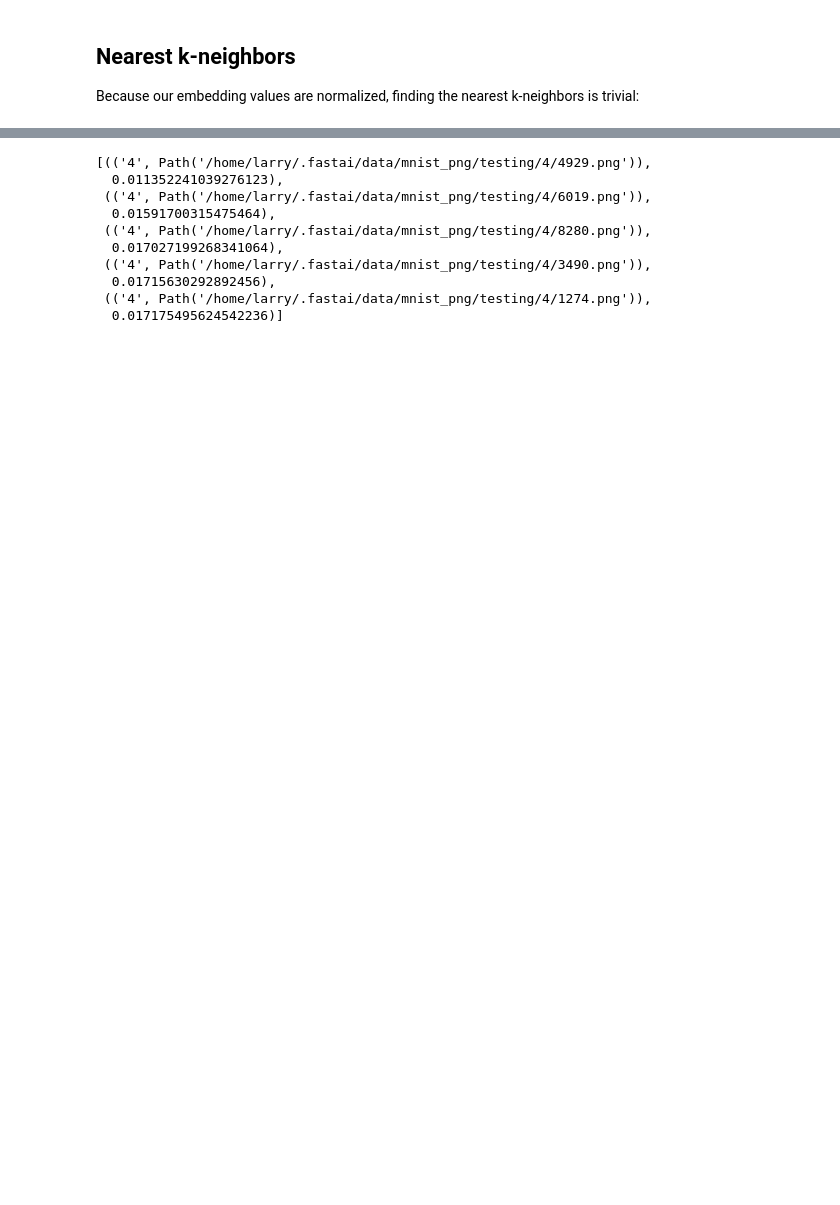
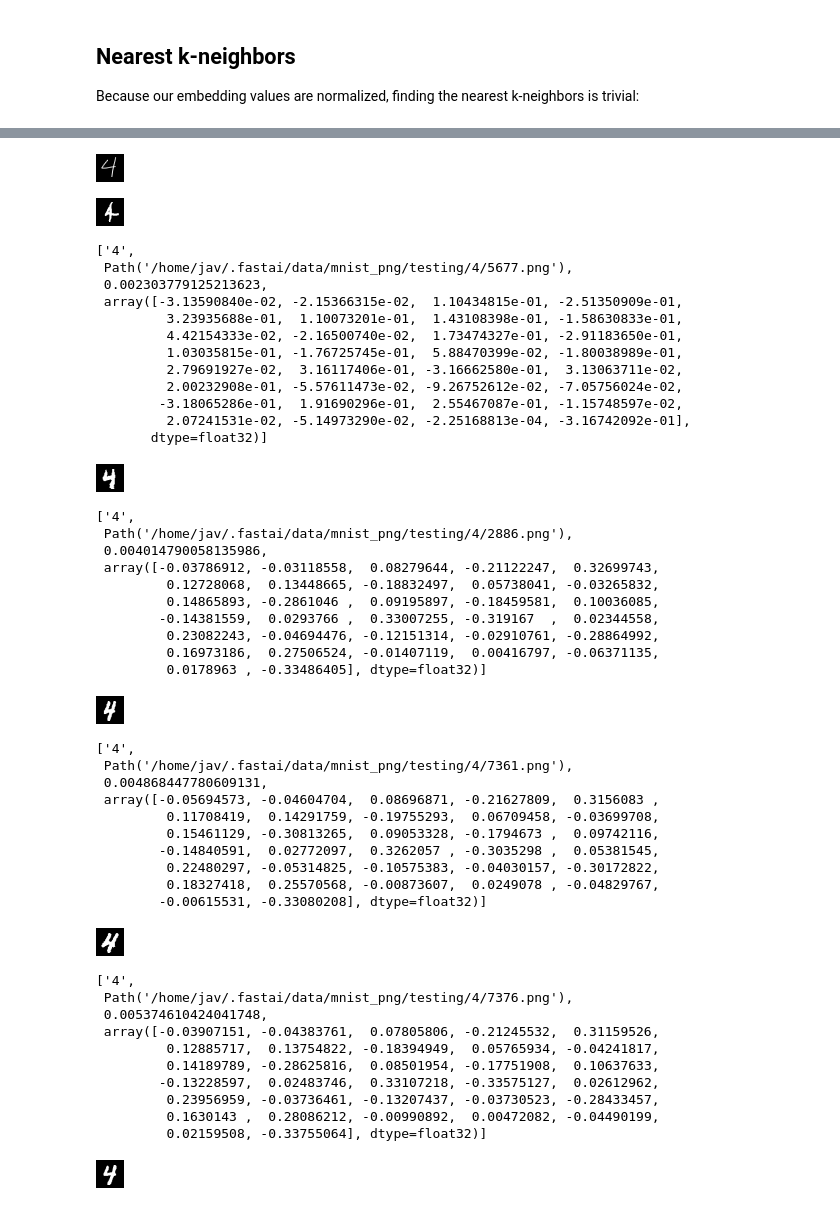
Before and after one commit to lobrien/TripletLossFastAIv2, a Jupyter notebook: TripletLossTutorial.ipynb, the cells around one changed output, grey strips where cells are left out. Saved outputs shown, nothing was run; the diff lists cells and outputs as text; code cells hidden in the pictures; blank space fills up the shorter version.

```diff
--- a/TripletLossTutorial.ipynb
+++ b/TripletLossTutorial.ipynb
@@ -371,21 +375,61 @@ list(best_match_mnist(fingerprint_db, query_fingerprint, 10))
 # %%
-def fingerprint_file(path) :
+def fingerprint_file(path, display_data=False) :
     img = PILImage.create(path)
     result = learn.predict(img)
     fingerprint = result[1].numpy()
+    if display_data:
+        display(img)
     return fingerprint
 # %%
-fp4 = fingerprint_file('media/4.png')
-list(best_match_mnist(fingerprint_db, fp4, 5))
+fp4 = fingerprint_file('media/4.png', display_data=True)
+list(best_match_mnist(fingerprint_db, fp4, 5, display_data=True));
 # %% [output]
 [interactive output not drawn]
+[figure, added]
+[figure, added]
-[(('4', Path('/home/larry/.fastai/data/mnist_png/testing/4/4929.png')),
-  0.011352241039276123),
- (('4', Path('/home/larry/.fastai/data/mnist_png/testing/4/6019.png')),
-  0.01591700315475464),
- (('4', Path('/home/larry/.fastai/data/mnist_png/testing/4/8280.png')),
-  0.017027199268341064),
- (('4', Path('/home/larry/.fastai/data/mnist_png/testing/4/3490.png')),
-  0.01715630292892456),
- (('4', Path('/home/larry/.fastai/data/mnist_png/testing/4/1274.png')),
-  0.017175495624542236)]
+['4',
+ Path('/home/jav/.fastai/data/mnist_png/testing/4/5677.png'),
+ 0.002303779125213623,
+ array([-3.13590840e-02, -2.15366315e-02,  1.10434815e-01, -2.51350909e-01,
+         3.23935688e-01,  1.10073201e-01,  1.43108398e-01, -1.58630833e-01,
+         4.42154333e-02, -2.16500740e-02,  1.73474327e-01, -2.91183650e-01,
+         1.03035815e-01, -1.76725745e-01,  5.88470399e-02, -1.80038989e-01,
+         2.79691927e-02,  3.16117406e-01, -3.16662580e-01,  3.13063711e-02,
+         2.00232908e-01, -5.57611473e-02, -9.26752612e-02, -7.05756024e-02,
+        -3.18065286e-01,  1.91690296e-01,  2.55467087e-01, -1.15748597e-02,
+         2.07241531e-02, -5.14973290e-02, -2.25168813e-04, -3.16742092e-01],
+       dtype=float32)]
+[figure, added]
+['4',
+ Path('/home/jav/.fastai/data/mnist_png/testing/4/2886.png'),
+ 0.004014790058135986,
+ array([-0.03786912, -0.03118558,  0.08279644, -0.21122247,  0.32699743,
+         0.12728068,  0.13448665, -0.18832497,  0.05738041, -0.03265832,
+         0.14865893, -0.2861046 ,  0.09195897, -0.18459581,  0.10036085,
+        -0.14381559,  0.0293766 ,  0.33007255, -0.319167  ,  0.02344558,
+         0.23082243, -0.04694476, -0.12151314, -0.02910761, -0.28864992,
+         0.16973186,  0.27506524, -0.01407119,  0.00416797, -0.06371135,
+         0.0178963 , -0.33486405], dtype=float32)]
+[figure, added]
+['4',
+ Path('/home/jav/.fastai/data/mnist_png/testing/4/7361.png'),
+ 0.004868447780609131,
+ array([-0.05694573, -0.04604704,  0.08696871, -0.21627809,  0.3156083 ,
+         0.11708419,  0.14291759, -0.19755293,  0.06709458, -0.03699708,
+         0.15461129, -0.30813265,  0.09053328, -0.1794673 ,  0.09742116,
+        -0.14840591,  0.02772097,  0.3262057 , -0.3035298 ,  0.05381545,
+         0.22480297, -0.05314825, -0.10575383, -0.04030157, -0.30172822,
+         0.18327418,  0.25570568, -0.00873607,  0.0249078 , -0.04829767,
+        -0.00615531, -0.33080208], dtype=float32)]
+[figure, added]
+['4',
+ Path('/home/jav/.fastai/data/mnist_png/testing/4/7376.png'),
+ 0.005374610424041748,
+ array([-0.03907151, -0.04383761,  0.07805806, -0.21245532,  0.31159526,
+         0.12885717,  0.13754822, -0.18394949,  0.05765934, -0.04241817,
+         0.14189789, -0.28625816,  0.08501954, -0.17751908,  0.10637633,
+        -0.13228597,  0.02483746,  0.33107218, -0.33575127,  0.02612962,
+         0.23956959, -0.03736461, -0.13207437, -0.03730523, -0.28433457,
+         0.1630143 ,  0.28086212, -0.00990892,  0.00472082, -0.04490199,
+         0.02159508, -0.33755064], dtype=float32)]
+[figure, added]
```
Also changed, not shown: parts of 39 cells of this notebook.
